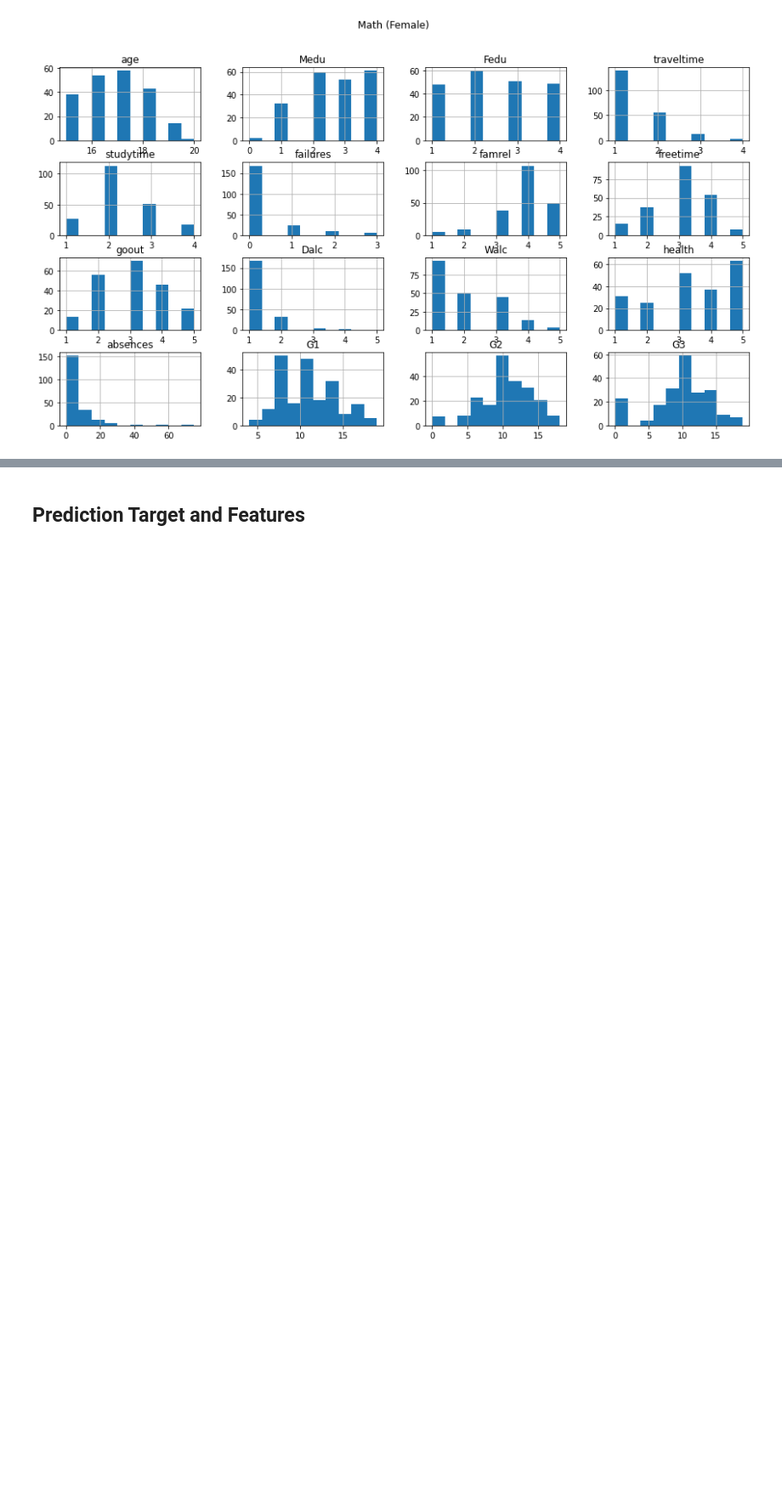
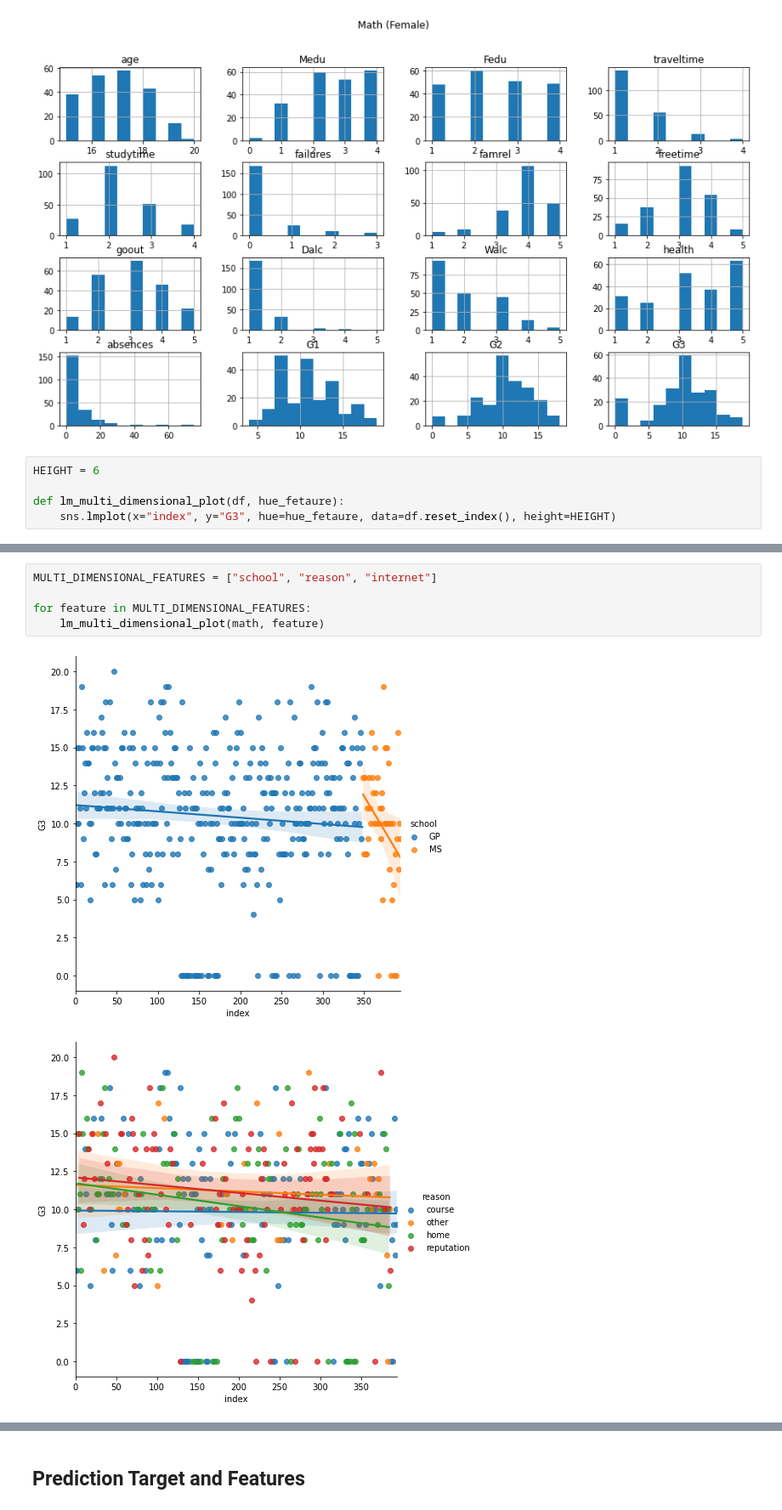
Before and after one commit to erwinleonardy/machine-learning, a Jupyter notebook: student/erwin/erwin-student-math.ipynb, the cells around one changed output, grey strips where cells are left out. Shown at 85% size. Drawn from its saved outputs; the diff is of its cells as text; blank space fills up the shorter version.

Commit message:
Try out different algos on Student model, Add visualisation, Add correlations

```diff
--- a/student/erwin/erwin-student-math.ipynb
+++ b/student/erwin/erwin-student-math.ipynb
@@ -281,3 +281,8 @@ plt.suptitle("Math (Female)")
 plt.show()
 # %% [output]
 [figure]
+# %%
+HEIGHT = 6
+
+def lm_multi_dimensional_plot(df, hue_fetaure):
+    sns.lmplot(x="index", y="G3", hue=hue_fetaure, data=df.reset_index(), height=HEIGHT)
@@ -283,0 +293,8 @@ plt.show()
+# %%
+MULTI_DIMENSIONAL_FEATURES = ["school", "reason", "internet"]
+
+for feature in MULTI_DIMENSIONAL_FEATURES:
+    lm_multi_dimensional_plot(math, feature)
+# %% [output]
+[figure, added]
+[figure, added]
```
Also changed, not shown: parts of 15 cells of this notebook.
